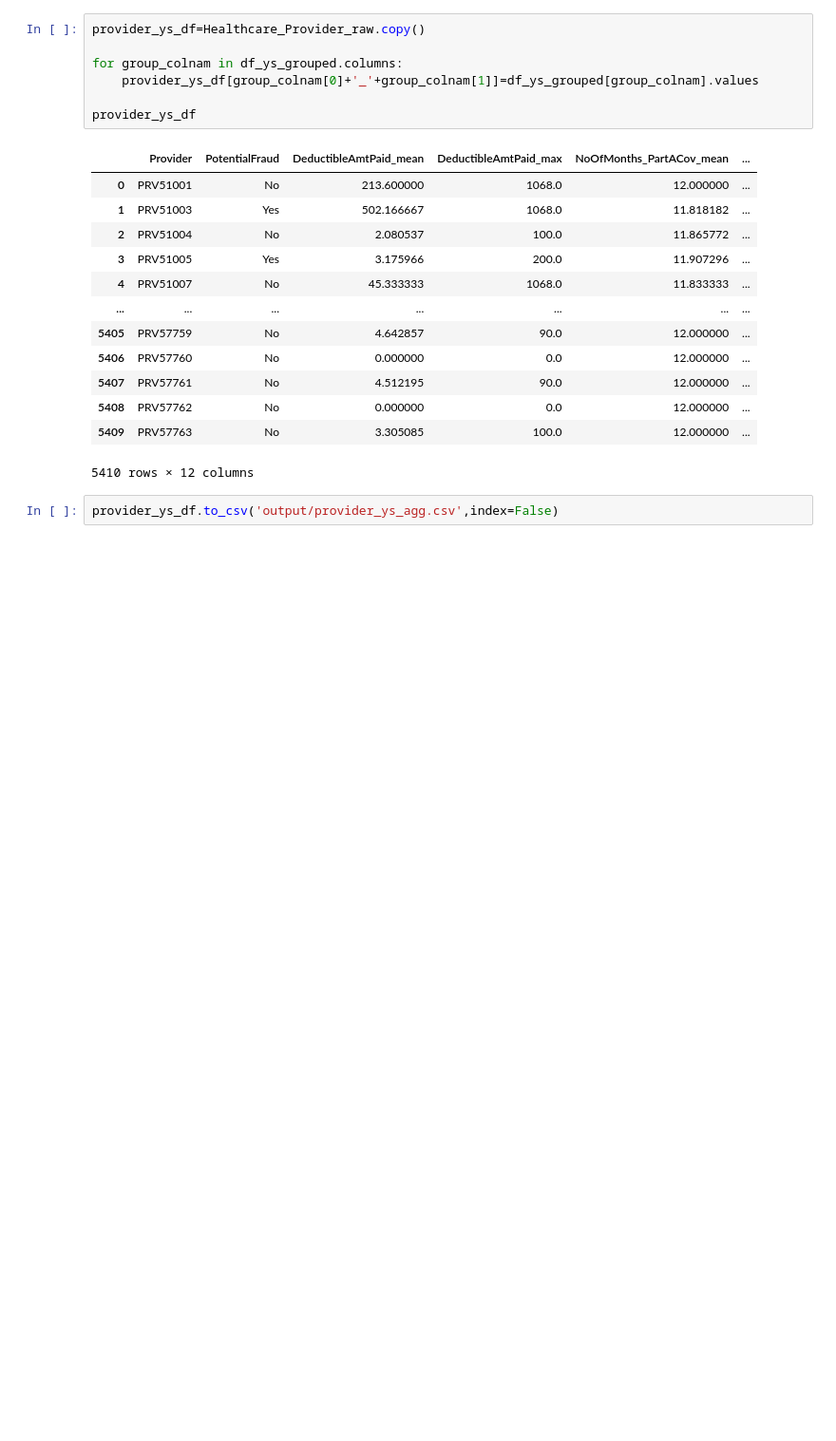
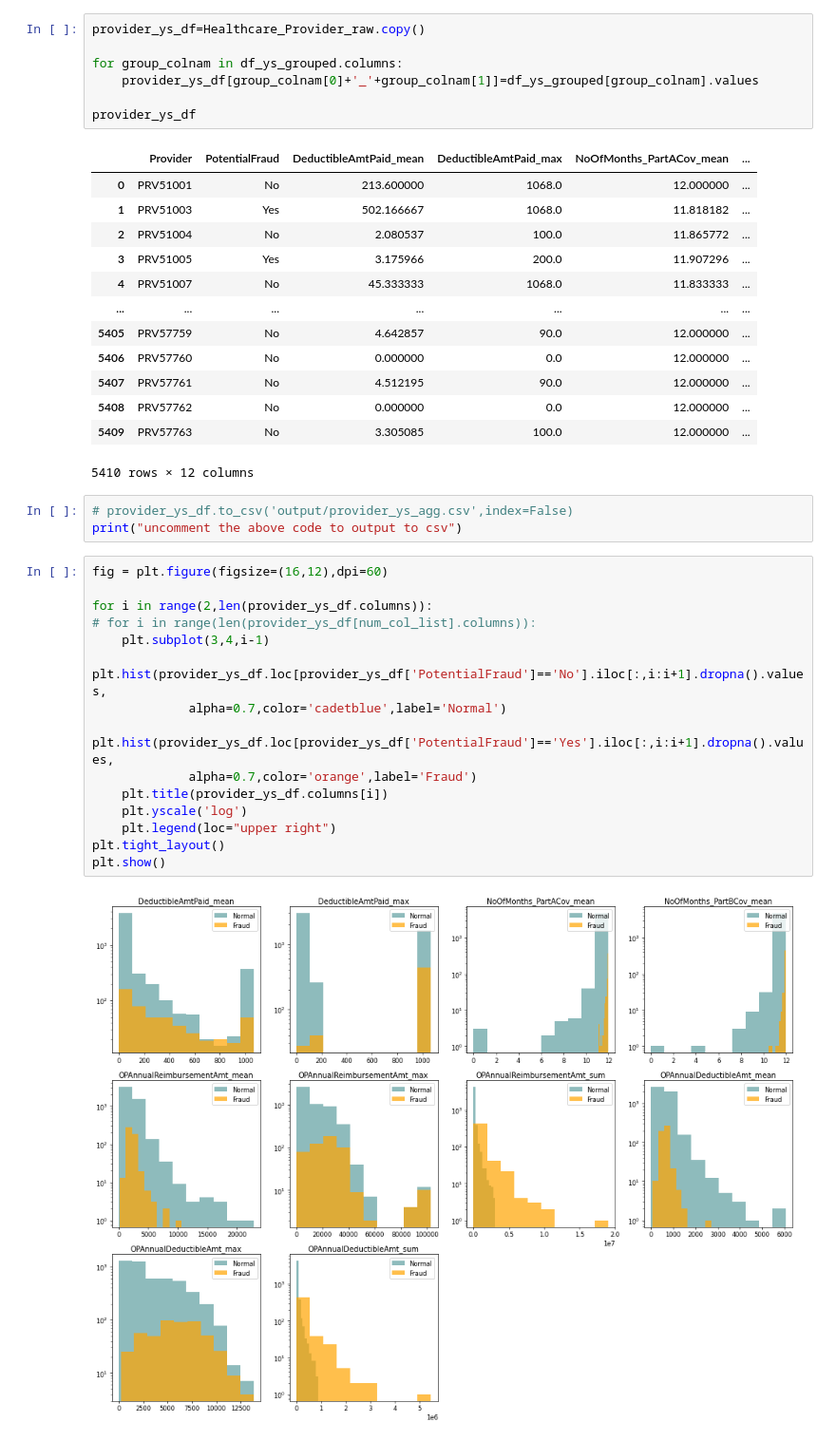
Before and after one commit to yang5hi/healthcare_provider_fraud_detection, a Jupyter notebook: 1c_Provider_Agg.ipynb, the cells around one changed output. Shown at 95% size. Cells and saved outputs as stored; diff of their text form; blank space fills up the shorter version.

Commit message:
hist on provider agg data

```diff
--- a/1c_Provider_Agg.ipynb
+++ b/1c_Provider_Agg.ipynb
@@ -103,4 +103,22 @@ provider_ys_df
 | 5409 | PRV57763 | No | 3.305085 | 100.0 | 12.000000 | ... |
 5410 rows × 12 columns
 # %%
-provider_ys_df.to_csv('output/provider_ys_agg.csv',index=False)
+# provider_ys_df.to_csv('output/provider_ys_agg.csv',index=False)
+print("uncomment the above code to output to csv")
+# %%
+fig = plt.figure(figsize=(16,12),dpi=60)
+
+for i in range(2,len(provider_ys_df.columns)):
+# for i in range(len(provider_ys_df[num_col_list].columns)):
+    plt.subplot(3,4,i-1)
+    plt.hist(provider_ys_df.loc[provider_ys_df['PotentialFraud']=='No'].iloc[:,i:i+1].dropna().values,
+             alpha=0.7,color='cadetblue',label='Normal')
+    plt.hist(provider_ys_df.loc[provider_ys_df['PotentialFraud']=='Yes'].iloc[:,i:i+1].dropna().values,
+             alpha=0.7,color='orange',label='Fraud')
+    plt.title(provider_ys_df.columns[i])
+    plt.yscale('log')
+    plt.legend(loc="upper right")
+plt.tight_layout()
+plt.show()
+# %% [output]
+[figure, added]
```
Also changed, not shown: parts of 1 cell of this notebook, 1 other file.
